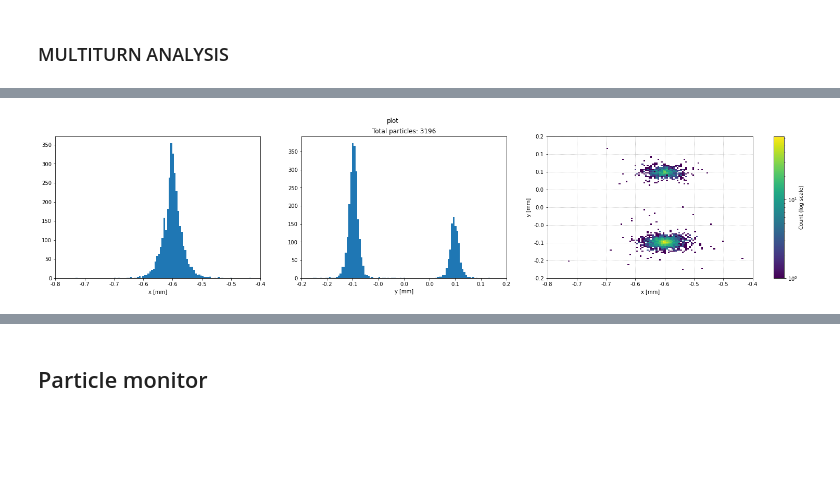
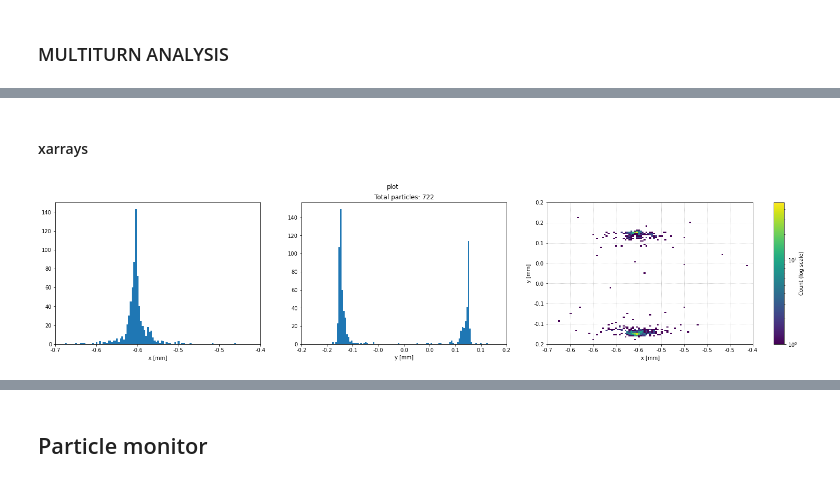
Before and after one commit to chiaramaccani/two_cryst_sim, a Jupyter notebook: Tests_notebook.ipynb, the cells around one changed output, grey strips where cells are left out. Saved outputs shown, nothing was run; the diff lists cells and outputs as text; code cells hidden in the pictures; blank space fills up the shorter version.

```diff
--- a/Tests_notebook.ipynb
+++ b/Tests_notebook.ipynb
@@ -416,4 +266,0 @@ part_array.loc[0, 'x'].plot()
-# %%
-alive_part = []
-for turn in range(num_turns):
-    alive_part.append(part_array.where(part_array.loc[:, 'state', turn] > 0, drop = True).shape[0])
@@ -425,10 +266,0 @@ plt.plot(np.arange(num_turns), alive_part)
-# %%
-line_coll = coll_manager.line
-twiss=line_coll.twiss()
-#TCCS_name = 'tccs.5r3.b2'
-beta_y_optics = twiss['bety',0]
-critical_angle = np.sqrt(2*16/(line_coll.particle_ref._xobject.p0c[0]*line_coll.particle_ref._xobject.beta0[0]))
-
-normalized_emittance = 3.5e-6
-emittance_phy = normalized_emittance/(line_coll.particle_ref._xobject.beta0[0]*line_coll.particle_ref._xobject.gamma0[0])
-sigma = np.sqrt(emittance_phy*beta_y_optics)
@@ -435,7 +318,11 @@ sigma = np.sqrt(emittance_phy*beta_y_optics)
+# %% [markdown]
+#### xarrays
 # %%
 
-def plot_distributions_at_turn(arr, turn):
-    alive_arr = arr.where(arr.loc[:, 'state', turn] > 0, drop = True)[:,:,1]
+def plot_distributions_at_turn(arr_path, turn):
+
+    arr =  xr.open_dataarray(arr_path)
+    alive_arr = arr.where(arr.loc[:, 'state', turn] > 0, drop = True)[:,:,turn]
 
     fig1 = plt.figure( figsize=(24, 5))
     ax1 = fig1.add_subplot(1,3,1)
@@ -486,6 +373,6 @@ def plot_distributions_at_turn(arr, turn):
 
     return fig1, [ax1,ax2,ax3]
 # %%
-fig, ax_list = plot_distributions_at_turn(part_array, 20)
+fig, ax_list = plot_distributions_at_turn("./Outputdata/part_200turns_5000.nc", 120)
 # %% [output]
-[figure, old version]
+[figure, new version]
```
Also changed, not shown: parts of 57 cells of this notebook, 7 other files.
